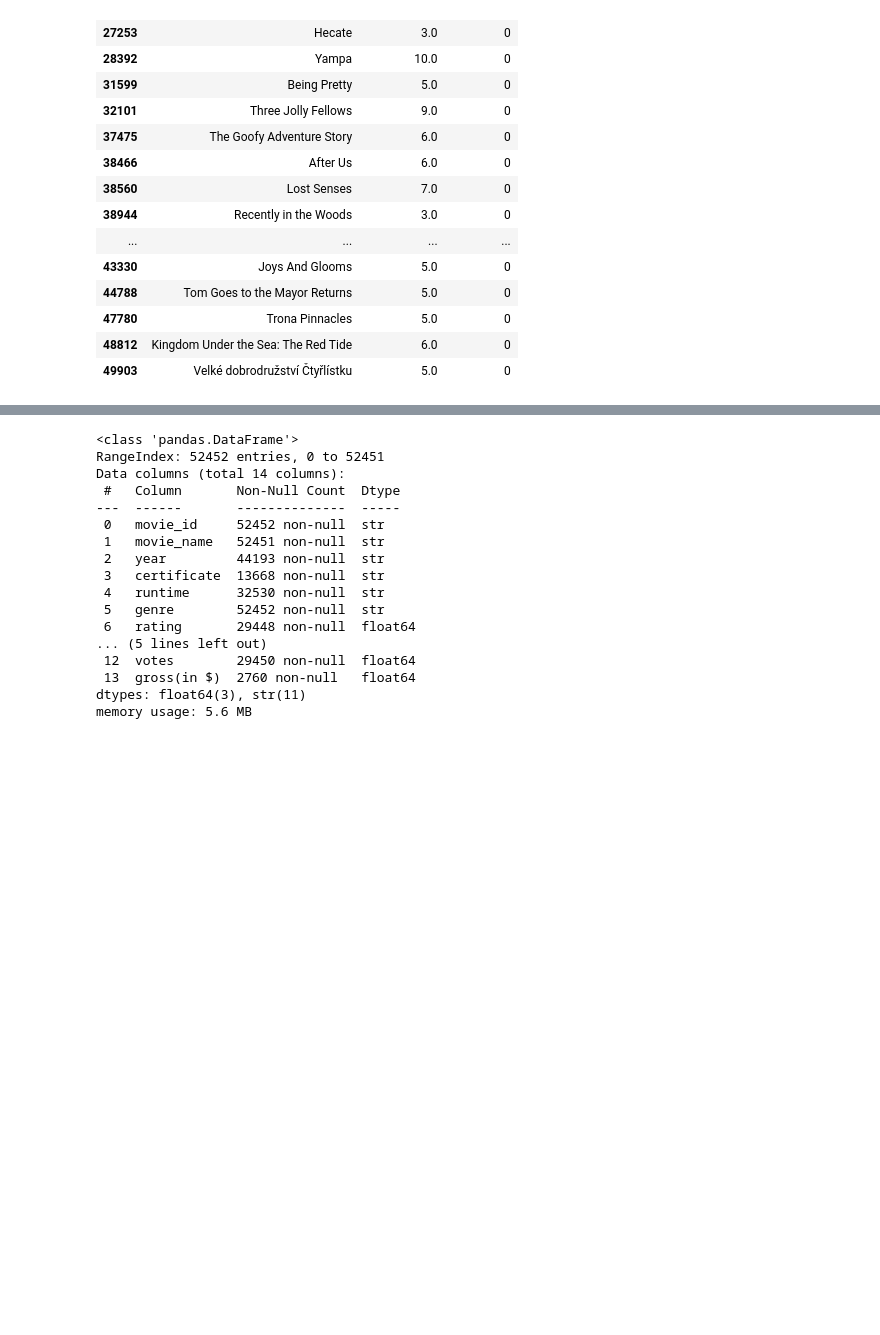
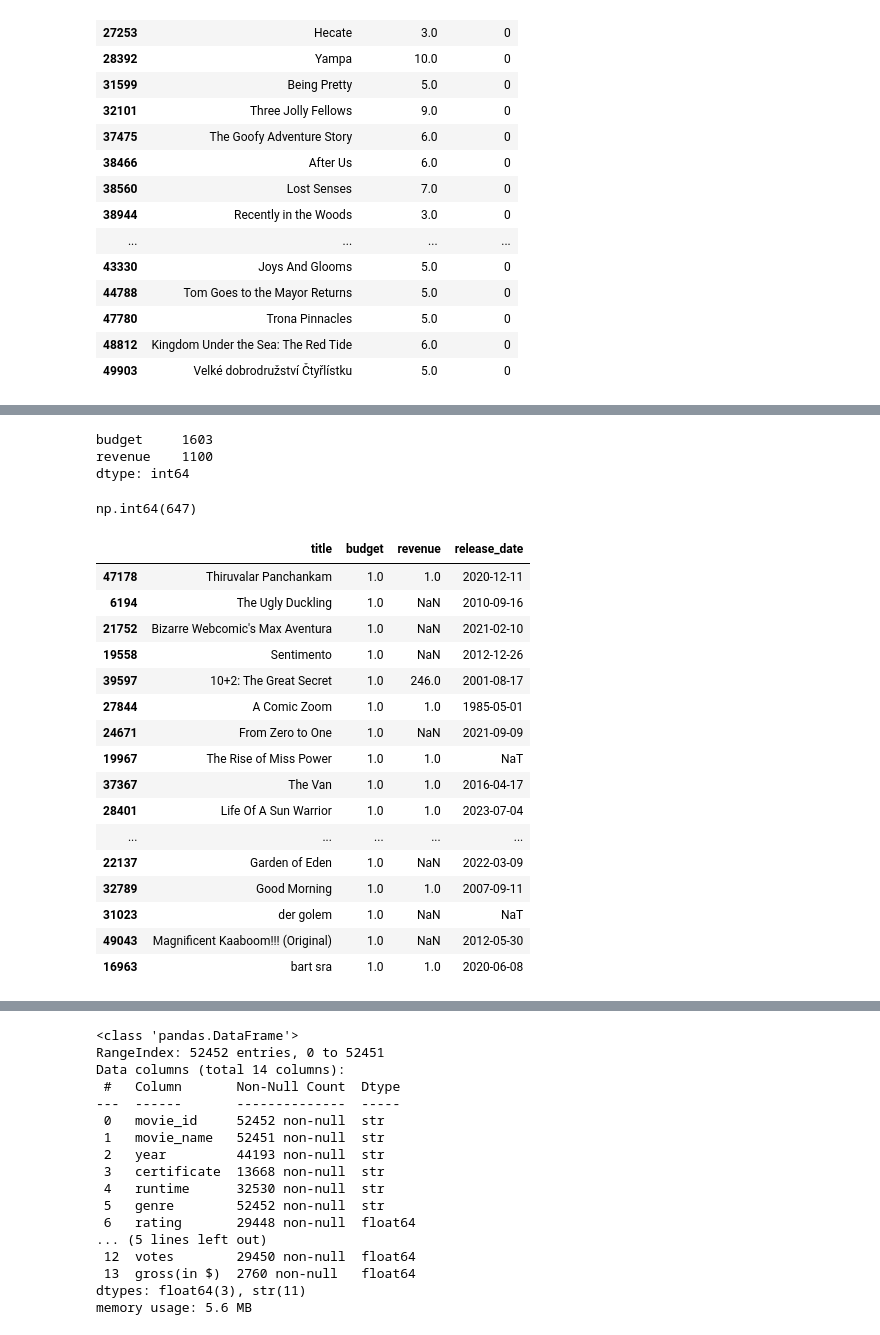
Before and after one commit to egarr831/EGarrison_ModC_Milestone1_Weeks1-6, a Jupyter notebook: Week1.ipynb, the cells around one changed output, grey strips where cells are left out. Saved outputs shown, nothing was run; the diff lists cells and outputs as text; code cells hidden in the pictures; blank space fills up the shorter version.

Commit message:
clean animation dataset

```diff
--- a/Week1.ipynb
+++ b/Week1.ipynb
@@ -224,0 +293,35 @@ df1_animation[
+# %%
+df1_animation[["budget", "revenue"]].notna().sum()
+# %% [output]
+budget     1603
+revenue    1100
+dtype: int64
+# %%
+(df1_animation["budget"].notna() &
+ df1_animation["revenue"].notna()).sum()
+# %% [output]
+np.int64(647)
+# %%
+df1_animation[
+    ["title", "budget", "revenue", "release_date"]
+].dropna(subset=["budget"]).sort_values(
+    "budget"
+).head(20)
+# %% [output]
+|  | title | budget | revenue | release_date |
+| 47178 | Thiruvalar Panchankam | 1.0 | 1.0 | 2020-12-11 |
+| 6194 | The Ugly Duckling | 1.0 | NaN | 2010-09-16 |
+| 21752 | Bizarre Webcomic's Max Aventura | 1.0 | NaN | 2021-02-10 |
+| 19558 | Sentimento | 1.0 | NaN | 2012-12-26 |
+| 39597 | 10+2: The Great Secret | 1.0 | 246.0 | 2001-08-17 |
+| 27844 | A Comic Zoom | 1.0 | 1.0 | 1985-05-01 |
+| 24671 | From Zero to One | 1.0 | NaN | 2021-09-09 |
+| 19967 | The Rise of Miss Power | 1.0 | 1.0 | NaT |
+| 37367 | The Van | 1.0 | 1.0 | 2016-04-17 |
+| 28401 | Life Of A Sun Warrior | 1.0 | 1.0 | 2023-07-04 |
+| ... | ... | ... | ... | ... |
+| 22137 | Garden of Eden | 1.0 | NaN | 2022-03-09 |
+| 32789 | Good Morning | 1.0 | 1.0 | 2007-09-11 |
+| 31023 | der golem | 1.0 | NaN | NaT |
+| 49043 | Magnificent Kaaboom!!! (Original) | 1.0 | NaN | 2012-05-30 |
+| 16963 | bart sra | 1.0 | 1.0 | 2020-06-08 |
```
Also changed, not shown: parts of 21 cells of this notebook, 1 other file.
